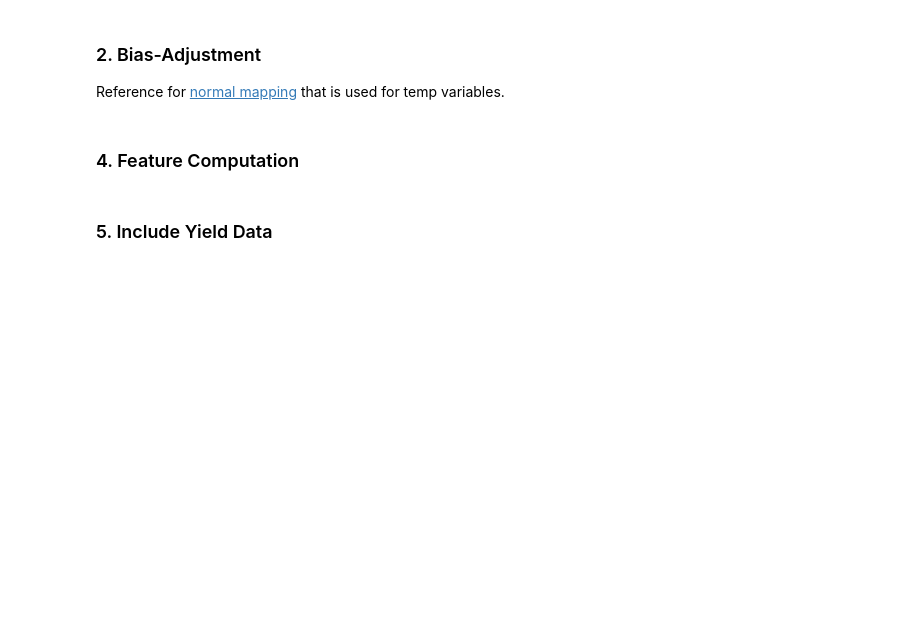
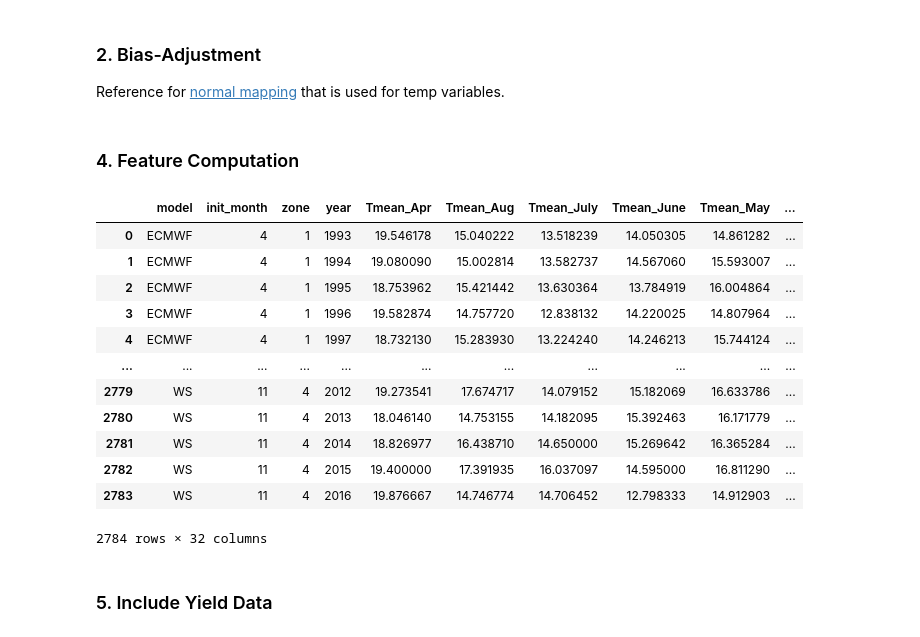
Before and after one commit to mzachow/wheat-yield-forecast-brazil, a Jupyter notebook: climatology_vs_seasonal_forecasts.ipynb, the cells around one changed output. Saved outputs shown, nothing was run; the diff lists cells and outputs as text; code cells hidden in the pictures; blank space fills up the shorter version.

```diff
--- a/climatology_vs_seasonal_forecasts.ipynb
+++ b/climatology_vs_seasonal_forecasts.ipynb
@@ -30,7 +30,7 @@ InteractiveShell.ast_node_interactivity = "all"
 variables = ["tmean", "tmax", "tmin", "rain"]
 temp_variables = ["tmean", "tmax", "tmin"]
 crop_seasons = list(range(1993,2017))
-months_of_crop_season = list(range(8,11))
+months_of_crop_season = list(range(4,11))
 homogeneous_groups = list(range(1,5))
 group_to_relative_production = {1:0.379, 2:0.219, 3:0.255, 4:0.147}
 # %% [output]
@@ -56,7 +56,7 @@ def read_raw_model_data():
 
     df = pd.concat([ukmo, ncep, ecmwf])
     df = df.sort_values(by=["model", "init_month", "ensemble", "group", "year", "month", "date"])
-    df = df.loc[df["init_month"] >= 8].reset_index(drop=True)
+    df = df.loc[df["init_month"] >= 4].reset_index(drop=True)
 
     ensemble_aggregation = (df
                             .groupby(["model", "init_month", "group", "year", "month", "date"])
@@ -220,7 +220,7 @@ def fill_missing_dates_with_observations(observations, model):
 
     result = pd.concat(li, axis=0, ignore_index=False).sort_index()
     #result = pd.concat([result, observations.loc[("WS", 11, [1, 2, 3, 4], [2017, 2018, 2019])]]).sort_index()
-    result = result.query('(month >= 8) & (model != "WS") & (init_month < 11)')
+    result = result.query('(model != "WS") & (init_month < 11)')
 
     return result
 # %%
@@ -234,7 +234,7 @@ climate_records_complete = pd.concat([hindcast_complete, observations]).sort_ind
 def aggregate_data(model):
     """Compute monthly climate indices."""
 
-    month_conversion = {8:"Aug", 9:"Sep", 10:"Oct"}
+    month_conversion = {4:"Apr", 5:"May", 6:"June", 7:"July", 8:"Aug", 9:"Sep", 10:"Oct"}
     climate_data_grouped = model.groupby(["model", "init_month", "zone", "year", "month"])
 
     li = []
@@ -257,6 +257,22 @@ def aggregate_data(model):
     return monthly_indices
 # %%
 features_complete = aggregate_data(climate_records_complete)
+# %%
+features_complete
+# %% [output]
+|  | model | init_month | zone | year | Tmean_Apr | Tmean_Aug | Tmean_July | Tmean_June | Tmean_May | ... |
+| 0 | ECMWF | 4 | 1 | 1993 | 19.546178 | 15.040222 | 13.518239 | 14.050305 | 14.861282 | ... |
+| 1 | ECMWF | 4 | 1 | 1994 | 19.080090 | 15.002814 | 13.582737 | 14.567060 | 15.593007 | ... |
+| 2 | ECMWF | 4 | 1 | 1995 | 18.753962 | 15.421442 | 13.630364 | 13.784919 | 16.004864 | ... |
+| 3 | ECMWF | 4 | 1 | 1996 | 19.582874 | 14.757720 | 12.838132 | 14.220025 | 14.807964 | ... |
+| 4 | ECMWF | 4 | 1 | 1997 | 18.732130 | 15.283930 | 13.224240 | 14.246213 | 15.744124 | ... |
+| ... | ... | ... | ... | ... | ... | ... | ... | ... | ... | ... |
+| 2779 | WS | 11 | 4 | 2012 | 19.273541 | 17.674717 | 14.079152 | 15.182069 | 16.633786 | ... |
+| 2780 | WS | 11 | 4 | 2013 | 18.046140 | 14.753155 | 14.182095 | 15.392463 | 16.171779 | ... |
+| 2781 | WS | 11 | 4 | 2014 | 18.826977 | 16.438710 | 14.650000 | 15.269642 | 16.365284 | ... |
+| 2782 | WS | 11 | 4 | 2015 | 19.400000 | 17.391935 | 16.037097 | 14.595000 | 16.811290 | ... |
+| 2783 | WS | 11 | 4 | 2016 | 19.876667 | 14.746774 | 14.706452 | 12.798333 | 14.912903 | ... |
+2784 rows × 32 columns
 # %%
 def create_climatology_features(features, climate):
     climate = climate.copy()
```
Also changed, not shown: parts of 10 cells of this notebook, 1 other file.
